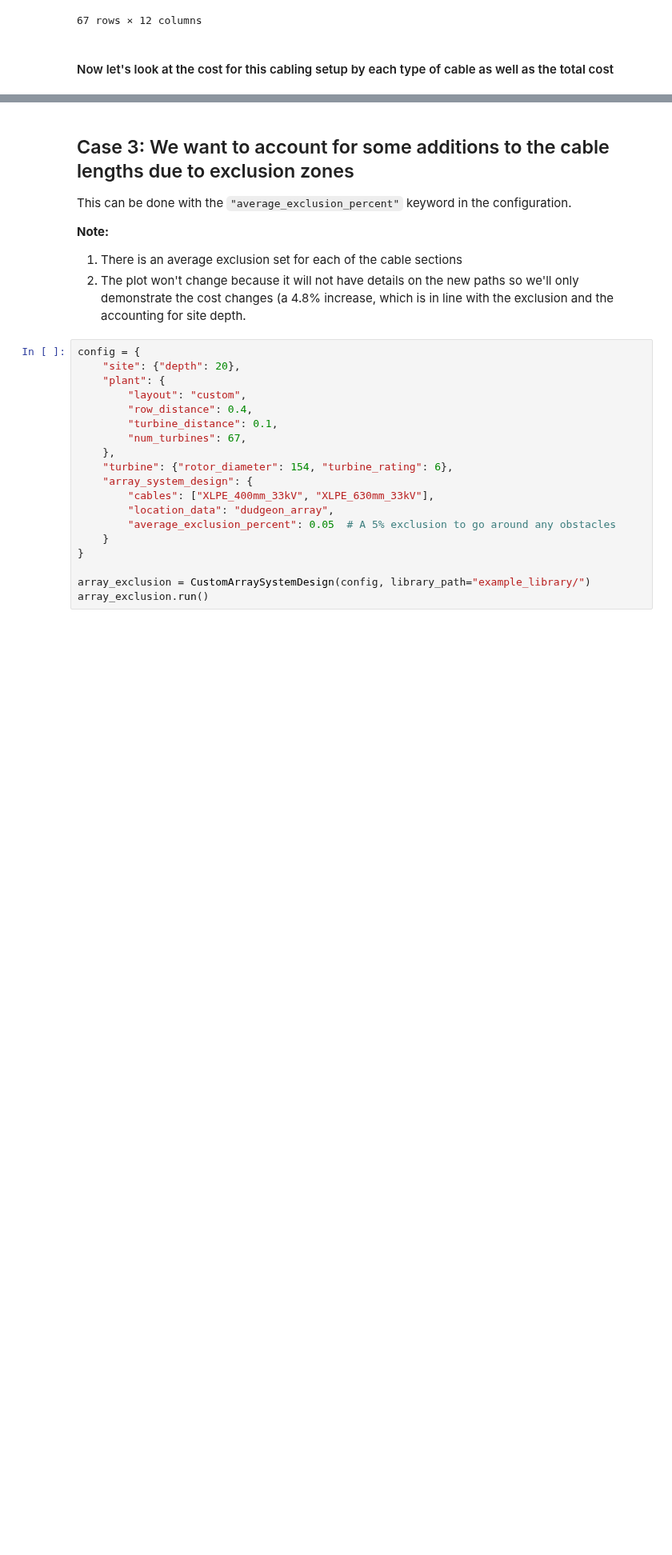
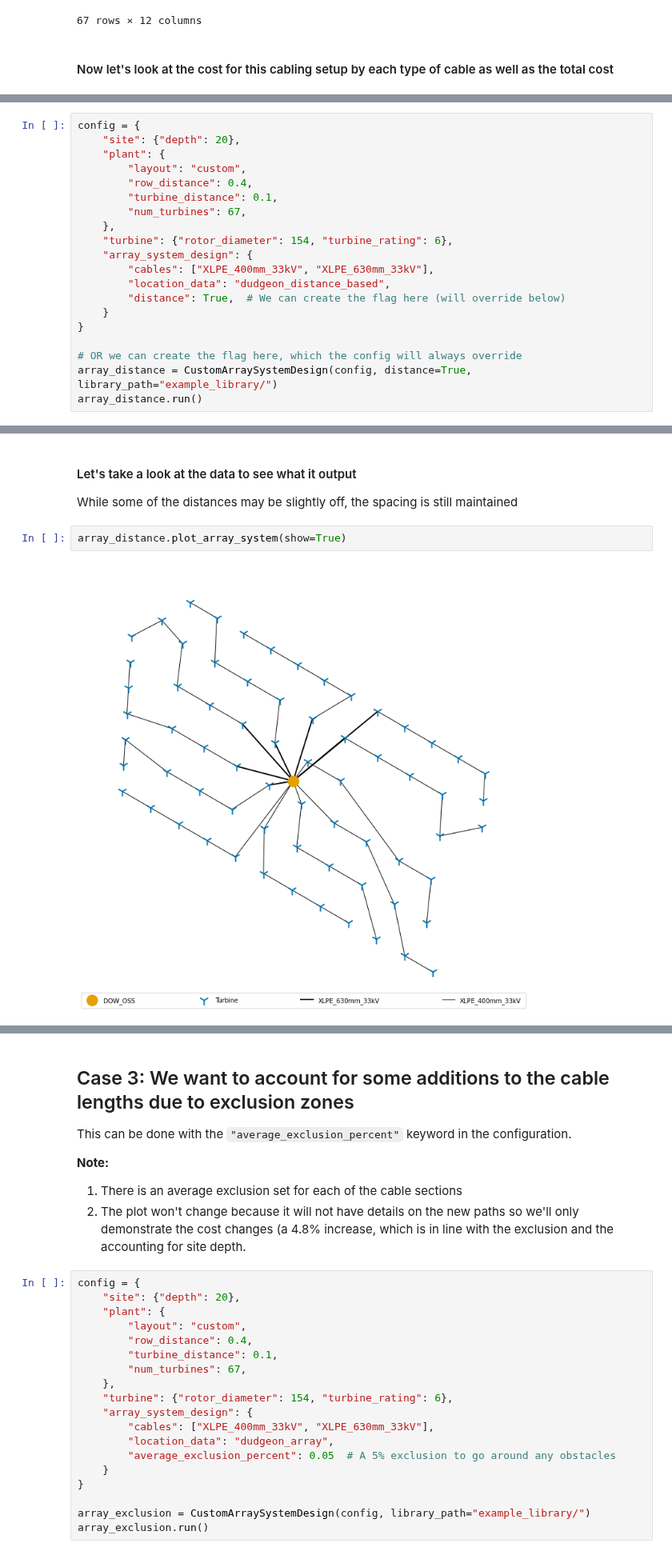
Before and after one commit to WISDEM/ORBIT, a Jupyter notebook: examples/custom_array_layout.ipynb, the cells around one changed output, grey strips where cells are left out. Shown at 80% size. Drawn from its saved outputs; the diff is of its cells as text; blank space fills up the shorter version.

Commit message:
update the examples

```diff
--- a/examples/custom_array_layout.ipynb
+++ b/examples/custom_array_layout.ipynb
@@ -158,0 +230,20 @@ Total           | $  25,102,118.39
+# %%
+config = {
+    "site": {"depth": 20},
+    "plant": {
+        "layout": "custom",
+        "row_distance": 0.4,
+        "turbine_distance": 0.1,
+        "num_turbines": 67,
+    },
+    "turbine": {"rotor_diameter": 154, "turbine_rating": 6},
+    "array_system_design": {
+        "cables": ["XLPE_400mm_33kV", "XLPE_630mm_33kV"],
+        "location_data": "dudgeon_distance_based",
+        "distance": True,  # We can create the flag here (will override below)
+    }
+}
+
+# OR we can create the flag here, which the config will always override
+array_distance = CustomArraySystemDesign(config, distance=True, library_path="example_library/")
+array_distance.run()
@@ -158,0 +253,8 @@ Total           | $  25,102,118.39
+# %% [markdown]
+#### Let's take a look at the data to see what it output
+
+While some of the distances may be slightly off, the spacing is still maintained
+# %%
+array_distance.plot_array_system(show=True)
+# %% [output]
+[figure, added]
```
Also changed, not shown: parts of 18 cells of this notebook, 3 other files.
